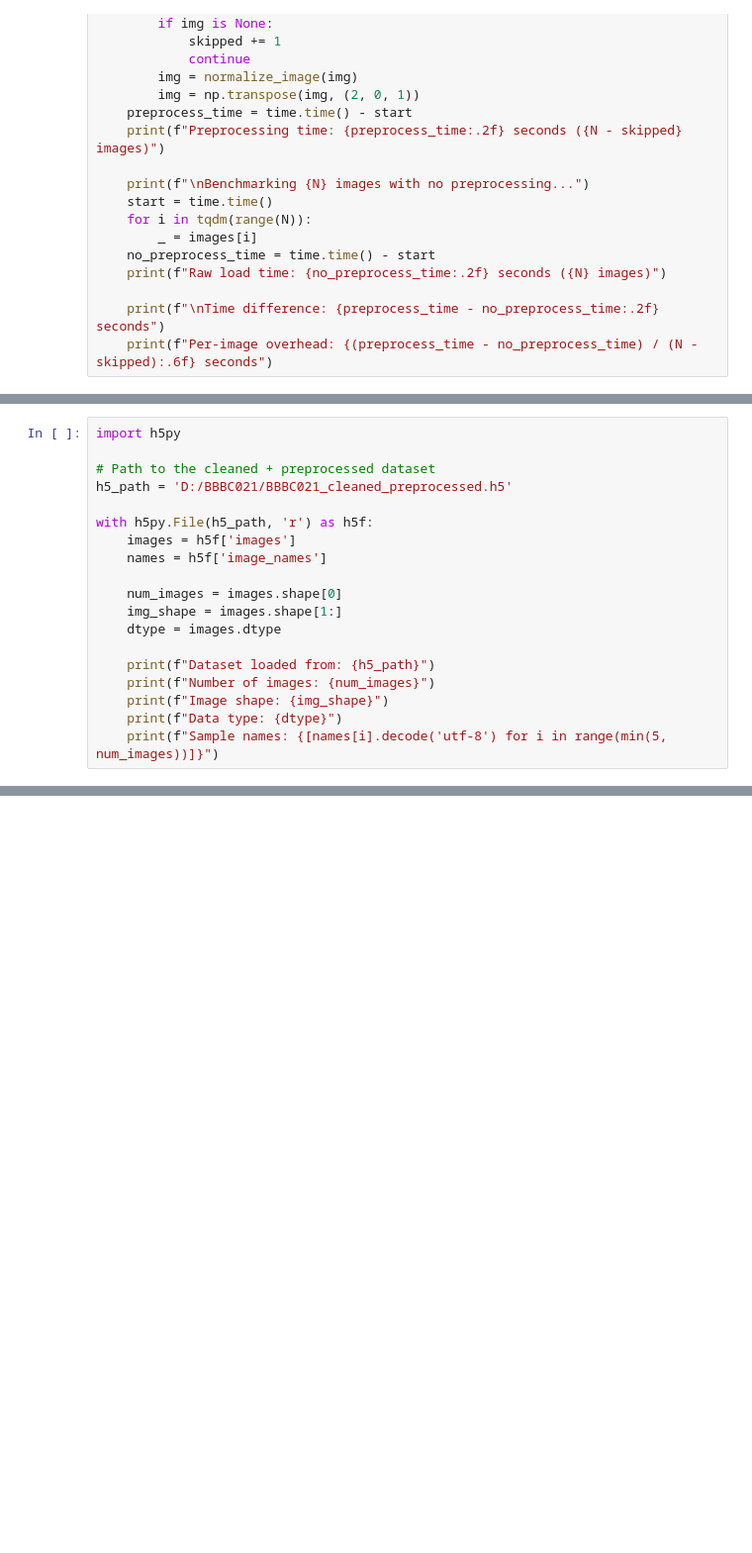
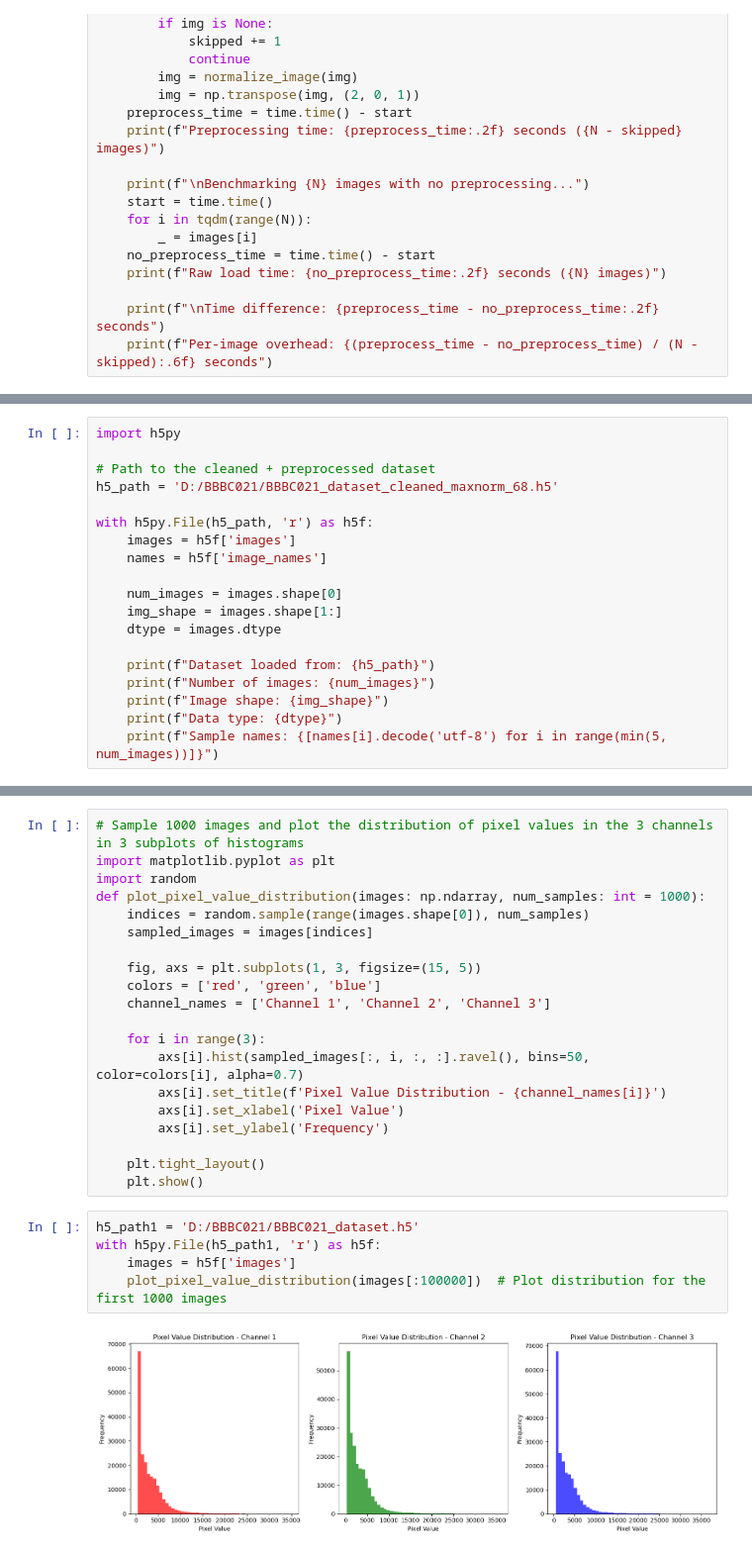
Before and after one commit to AugustBorgLjorring/VAE_BBBC021, a Jupyter notebook: notebooks/preprocess_dataset.ipynb, the cells around one changed output, grey strips where cells are left out. Shown at 99% size. Cells and saved outputs as stored; diff of their text form; blank space fills up the shorter version.

```diff
--- a/notebooks/preprocess_dataset.ipynb
+++ b/notebooks/preprocess_dataset.ipynb
@@ -151,7 +150,7 @@ print(f"\nSaved {index} cleaned & preprocessed images to: {output_path}")
 import h5py
 
 # Path to the cleaned + preprocessed dataset
-h5_path = 'D:/BBBC021/BBBC021_cleaned_preprocessed.h5'
+h5_path = 'D:/BBBC021/BBBC021_dataset_cleaned_maxnorm_68.h5'
 
 with h5py.File(h5_path, 'r') as h5f:
     images = h5f['images']
@@ -168,0 +174,27 @@ with h5py.File(h5_path, 'r') as h5f:
+# %%
+# Sample 1000 images and plot the distribution of pixel values in the 3 channels in 3 subplots of histograms
+import matplotlib.pyplot as plt
+import random
+def plot_pixel_value_distribution(images: np.ndarray, num_samples: int = 1000):
+    indices = random.sample(range(images.shape[0]), num_samples)
+    sampled_images = images[indices]
+
+    fig, axs = plt.subplots(1, 3, figsize=(15, 5))
+    colors = ['red', 'green', 'blue']
+    channel_names = ['Channel 1', 'Channel 2', 'Channel 3']
+
+    for i in range(3):
+        axs[i].hist(sampled_images[:, i, :, :].ravel(), bins=50, color=colors[i], alpha=0.7)
+        axs[i].set_title(f'Pixel Value Distribution - {channel_names[i]}')
+        axs[i].set_xlabel('Pixel Value')
+        axs[i].set_ylabel('Frequency')
+
+    plt.tight_layout()
+    plt.show()
+# %%
+h5_path1 = 'D:/BBBC021/BBBC021_dataset.h5'
+with h5py.File(h5_path1, 'r') as h5f:
+    images = h5f['images']
+    plot_pixel_value_distribution(images[:100000])  # Plot distribution for the first 1000 images
+# %% [output]
+[figure, added]
```
Also changed, not shown: parts of 4 cells of this notebook.
